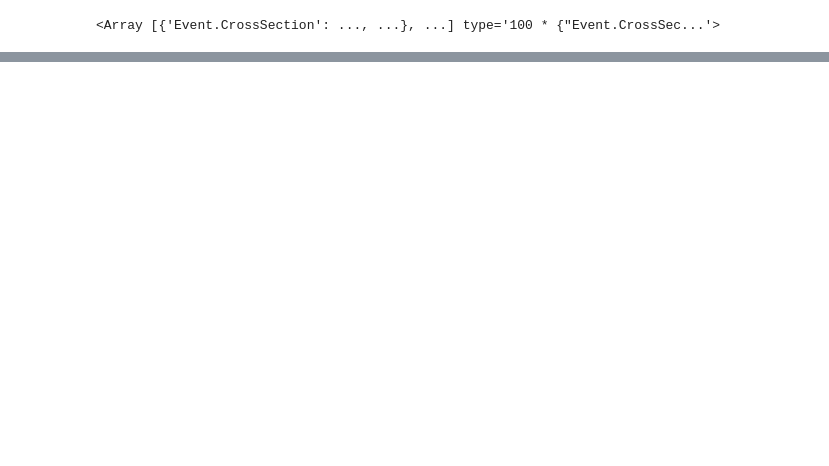
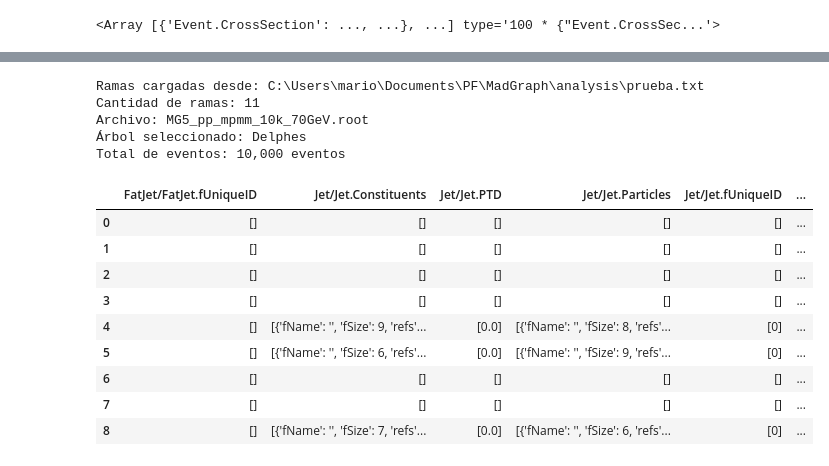
Before and after one commit to MASilva139/ECFM-PF, a Jupyter notebook: MadGraph/pp_mpmm.ipynb, the cells around one changed output, grey strips where cells are left out. Cells and saved outputs as stored; diff of their text form; code cells hidden in the pictures; blank space fills up the shorter version.

Commit message:
PF:15-(MG:03--Pruebas:05)

```diff
--- a/MadGraph/pp_mpmm.ipynb
+++ b/MadGraph/pp_mpmm.ipynb
@@ -136,0 +131,21 @@ Memoria total: 3.60 MB
+# %%
+io.load_dataframe(
+    branches=io.txt_data("prueba"),
+    dataset='mpmm_10k_70',
+).head(9)
+# %% [output]
+Ramas cargadas desde: C:\Users\mario\Documents\PF\MadGraph\analysis\prueba.txt
+Cantidad de ramas: 11
+Archivo: MG5_pp_mpmm_10k_70GeV.root
+Árbol seleccionado: Delphes
+Total de eventos: 10,000 eventos
+|  | FatJet/FatJet.fUniqueID | Jet/Jet.Constituents | Jet/Jet.PTD | Jet/Jet.Particles | Jet/Jet.fUniqueID | ... |
+| 0 | [] | [] | [] | [] | [] | ... |
+| 1 | [] | [] | [] | [] | [] | ... |
+| 2 | [] | [] | [] | [] | [] | ... |
+| 3 | [] | [] | [] | [] | [] | ... |
+| 4 | [] | [{'fName': '', 'fSize': 9, 'refs'... | [0.0] | [{'fName': '', 'fSize': 8, 'refs'... | [0] | ... |
+| 5 | [] | [{'fName': '', 'fSize': 6, 'refs'... | [0.0] | [{'fName': '', 'fSize': 9, 'refs'... | [0] | ... |
+| 6 | [] | [] | [] | [] | [] | ... |
+| 7 | [] | [] | [] | [] | [] | ... |
+| 8 | [] | [{'fName': '', 'fSize': 7, 'refs'... | [0.0] | [{'fName': '', 'fSize': 6, 'refs'... | [0] | ... |
```
Also changed, not shown: parts of 14 cells of this notebook, 3 other files.
